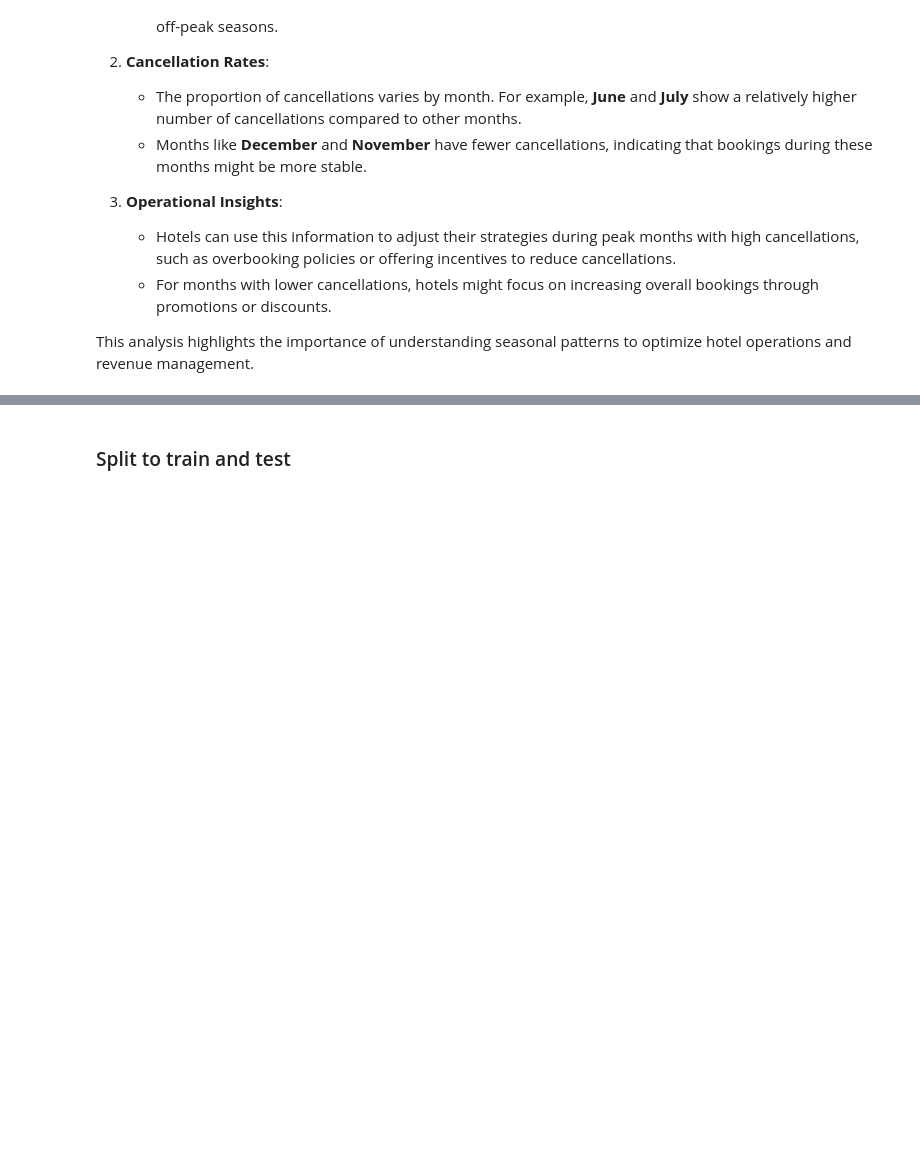
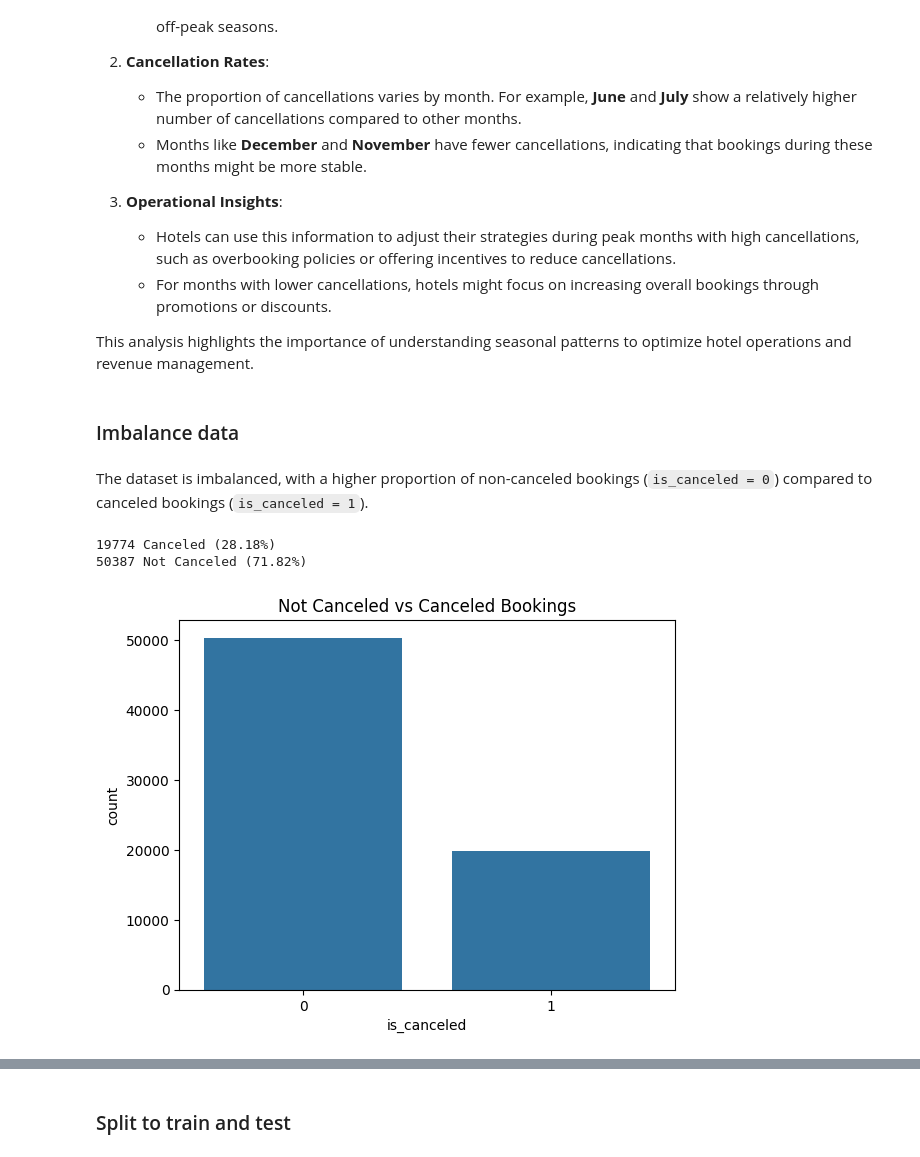
Before and after one commit to EitanKatz1/Hotel_bookin_demand, a Jupyter notebook: Hotel_bookin_demand_EDA.ipynb, the cells around one changed output, grey strips where cells are left out. Drawn from its saved outputs; the diff is of its cells as text; code cells hidden in the pictures; blank space fills up the shorter version.

```diff
--- a/Hotel_bookin_demand_EDA.ipynb
+++ b/Hotel_bookin_demand_EDA.ipynb
@@ -649,3 +673,25 @@ These steps improve the dataset's quality, enhance interpretability, and prepare
     - For months with lower cancellations, hotels might focus on increasing overall bookings through promotions or discounts.
 
 This analysis highlights the importance of understanding seasonal patterns to optimize hotel operations and revenue management.
+# %% [markdown]
+### Imbalance data
+# %% [markdown]
+The dataset is imbalanced, with a higher proportion of non-canceled bookings (`is_canceled = 0`) compared to canceled bookings (`is_canceled = 1`).
+# %%
+# Calculate the number of canceled and not canceled bookings
+canceled = len(df[df["is_canceled"] == 1])
+not_canceled = len(df[df["is_canceled"] == 0])
+total = len(df)
+
+# Print the counts and percentages
+print(f"{canceled} Canceled ({round(canceled / total * 100, 2)}%)")
+print(f"{not_canceled} Not Canceled ({round(not_canceled / total * 100, 2)}%)")
+
+# Plot the count of canceled vs not canceled bookings
+sns.countplot(data=df, x="is_canceled")
+plt.title("Not Canceled vs Canceled Bookings")
+plt.show()
+# %% [output]
+19774 Canceled (28.18%)
+50387 Not Canceled (71.82%)
+[figure, added]
```
Also changed, not shown: parts of 18 cells of this notebook.
